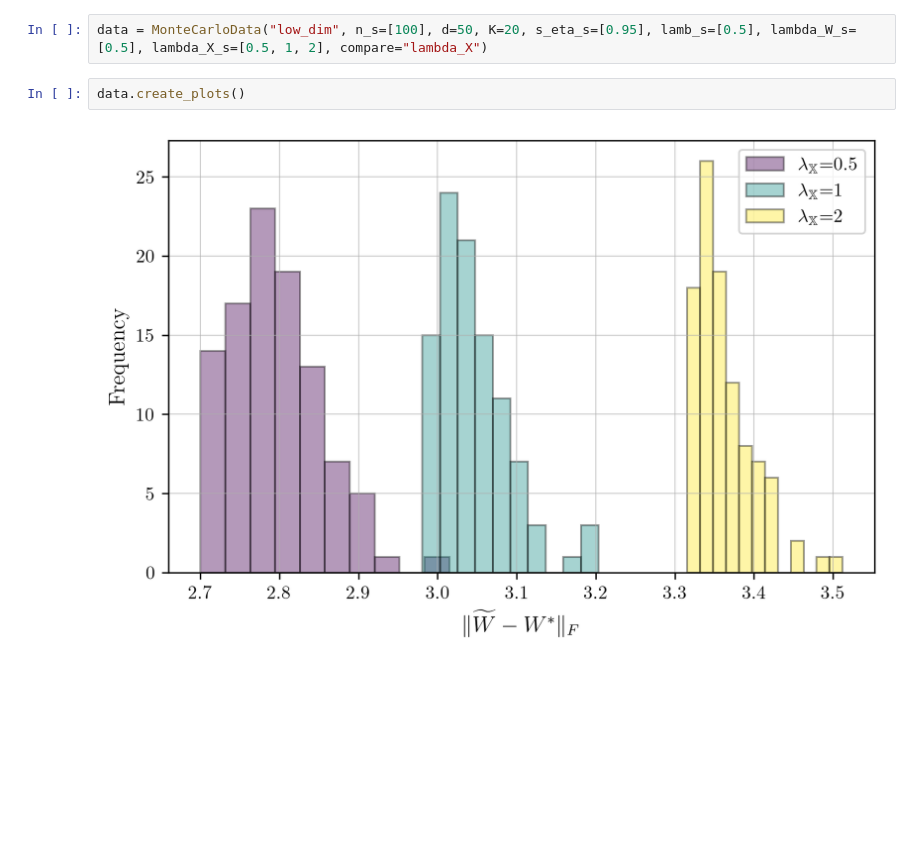
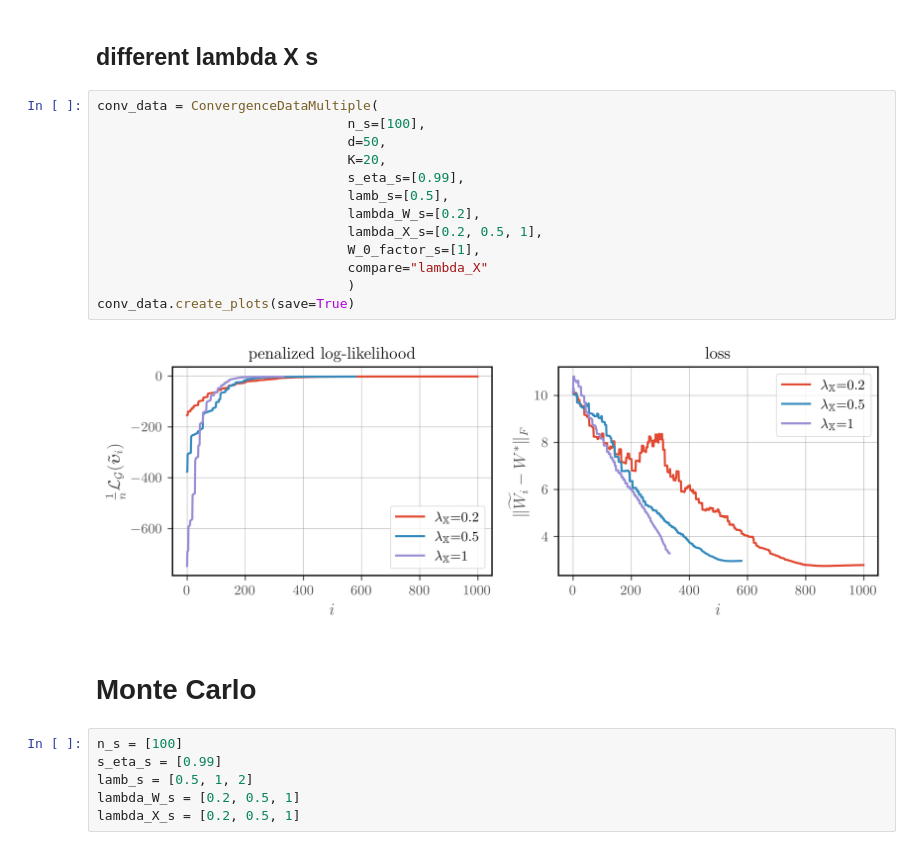
Before and after one commit to thibaudjoel/nn-simulation, a Jupyter notebook: plots.ipynb, the cells around one changed output. Cells and saved outputs as stored; diff of their text form; blank space fills up the shorter version.

Commit message:
Include plots for convergence

```diff
--- a/plots.ipynb
+++ b/plots.ipynb
@@ -3,6 +40,25 @@ from DataClasses import ConvergenceData, MonteCarloData
+# %% [markdown]
+## different lambda X s
 # %%
-data = MonteCarloData("low_dim", n_s=[100], d=50, K=20, s_eta_s=[0.95], lamb_s=[0.5], lambda_W_s=[0.5], lambda_X_s=[0.5, 1, 2], compare="lambda_X")
+conv_data = ConvergenceDataMultiple(
+                                n_s=[100],
+                                d=50,
+                                K=20,
+                                s_eta_s=[0.99],
+                                lamb_s=[0.5],
+                                lambda_W_s=[0.2],
+                                lambda_X_s=[0.2, 0.5, 1],
+                                W_0_factor_s=[1],
+                                compare="lambda_X"
+                                )
+conv_data.create_plots(save=True)
+# %% [output]
+[figure, added]
-# %%
-data.create_plots()
-# %% [output]
-[figure, removed]
+# %% [markdown]
+# Monte Carlo
+# %%
+n_s = [100]
+s_eta_s = [0.99]
+lamb_s = [0.5, 1, 2]
+lambda_W_s = [0.2, 0.5, 1]
+lambda_X_s = [0.2, 0.5, 1]
```
Also changed, not shown: parts of 12 cells of this notebook.
